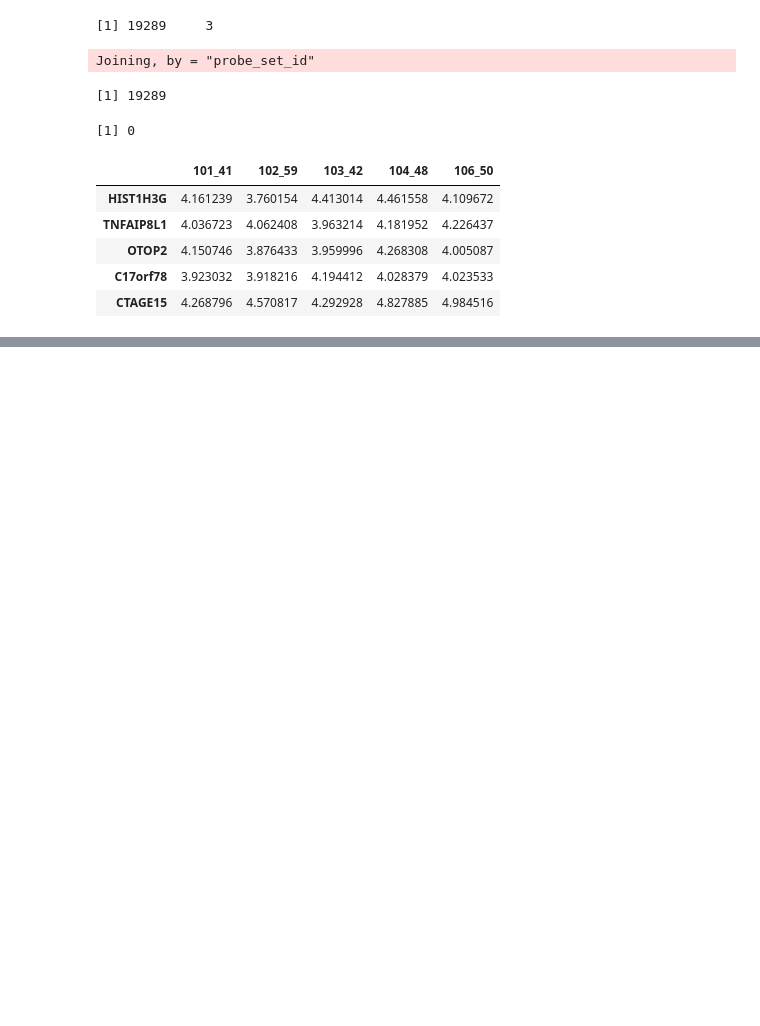
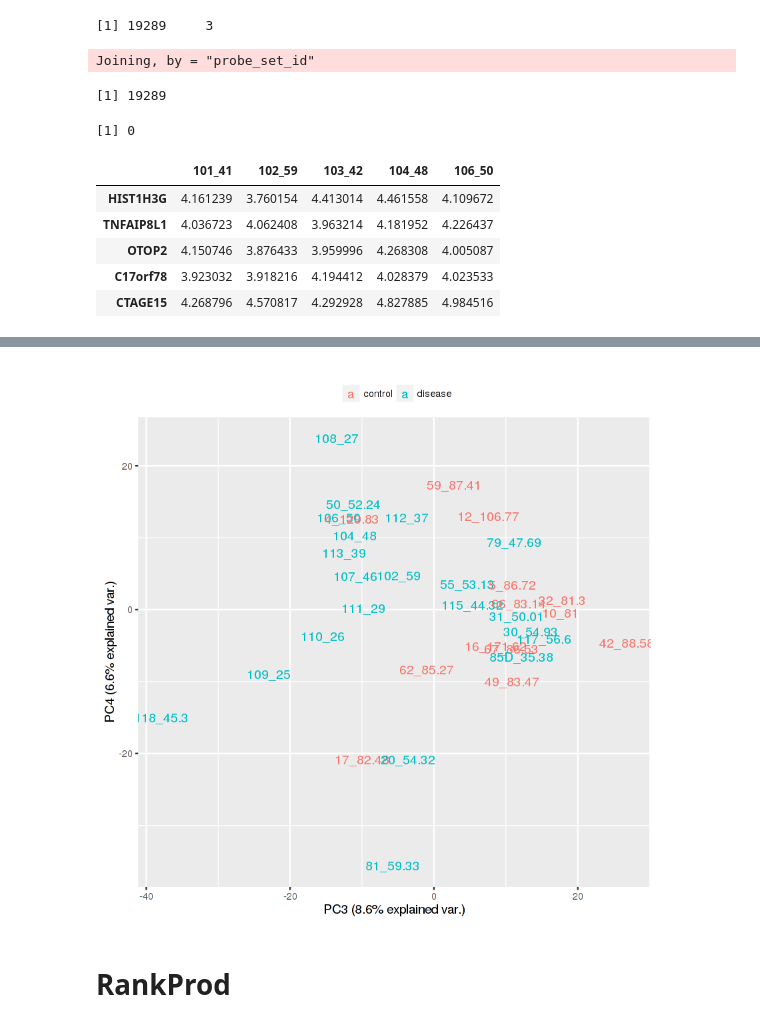
Before and after one commit to GuillaumeNoell/Bioinformatics---miRNA-sequencing-analysis, a Jupyter notebook: process_mRNA_arrays.ipynb, the cells around one changed output, grey strips where cells are left out. Drawn from its saved outputs; the diff is of its cells as text; code cells hidden in the pictures; blank space fills up the shorter version.

```diff
--- a/process_mRNA_arrays.ipynb
+++ b/process_mRNA_arrays.ipynb
@@ -212,0 +251,14 @@ Joining, by = "probe_set_id"
+# %%
+ir.pca <- prcomp(m_data_f_low %>% t)
+#plot(ir.pca, type = "l")
+g <- ggbiplot(ir.pca, obs.scale = 1, var.scale = 1, choices = 3:4, labels.size = 4,
+              ellipse = F, circle = F, groups = micro_pheno$dlco_group,
+              var.axes = F, labels = micro_pheno$ID)
+              g <- g + scale_color_discrete(name = '')
+g <- g + theme(legend.direction = 'horizontal',
+               legend.position = 'top')
+print(g)
+# %% [output]
+[figure, added]
+# %% [markdown]
+# RankProd
```
Also changed, not shown: parts of 11 cells of this notebook, 1 other file.
